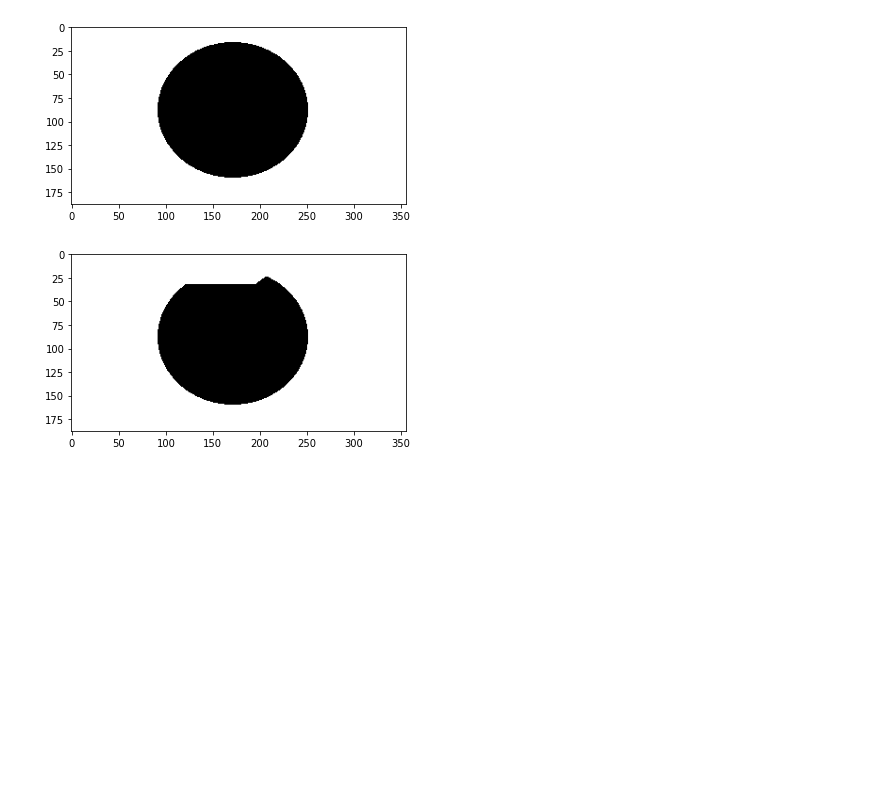
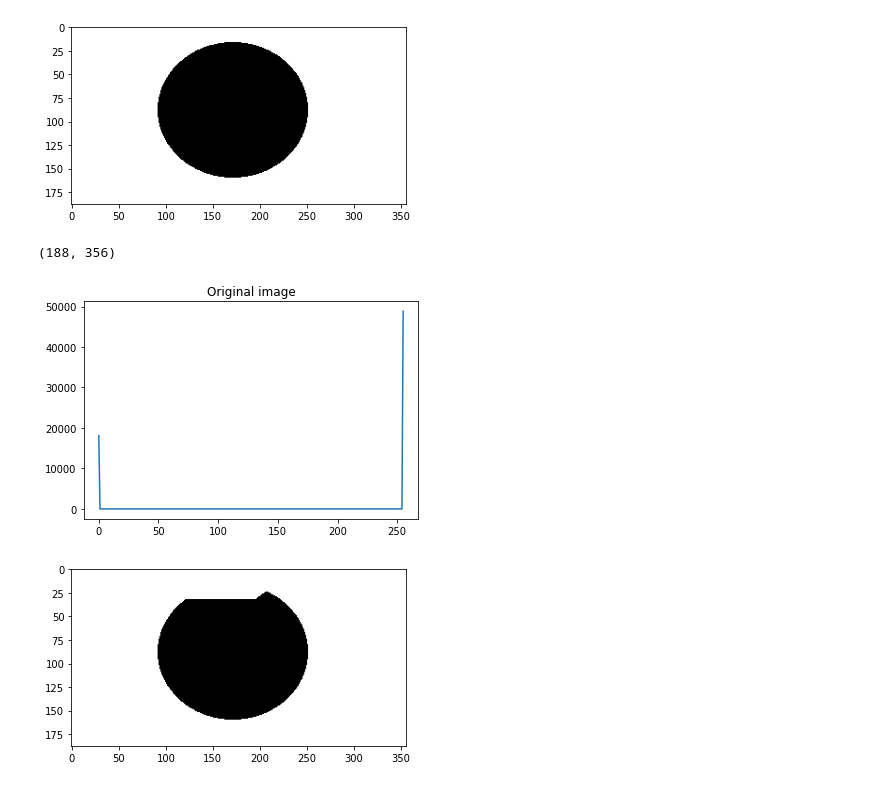
Before and after one commit to CaioCordeiro/CS_Computational_Vision, a Jupyter notebook: ATV5/ATV5.ipynb, the cells around one changed output. Cells and saved outputs as stored; diff of their text form; code cells hidden in the pictures; blank space fills up the shorter version.

```diff
--- a/ATV5/ATV5.ipynb
+++ b/ATV5/ATV5.ipynb
@@ -36,6 +57,12 @@ plt.imshow(img2)
 plt.show()
 # %% [output]
 [figure]
+# %%
+img22 = cv.cvtColor(img2, cv.COLOR_BGR2GRAY)
+plot_histogram("Original image", hist(img22))
+# %% [output]
+(188, 356)
+[figure, added]
 # %%
 or_img = bitwise_or(img,img2)
 plt.imshow(or_img)
```
Also changed, not shown: parts of 14 cells of this notebook.
